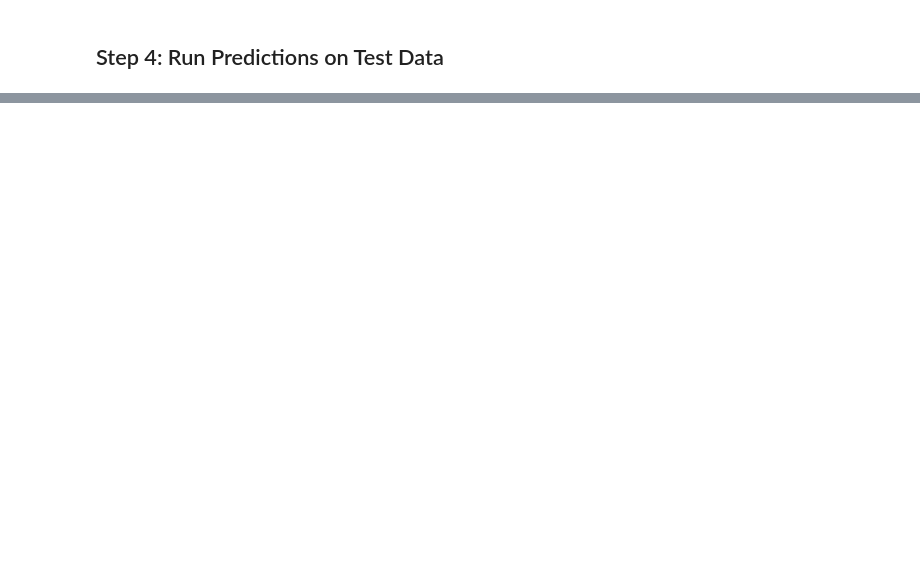
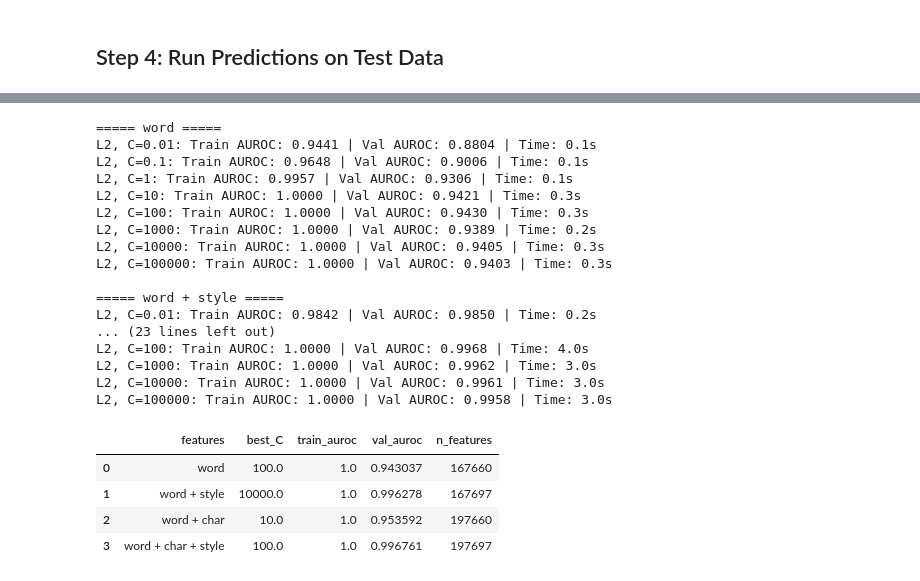
Before and after one commit to rachichi/human-or-ai-submissions-team-27, a Jupyter notebook: submissions/team_27/logistic_hgl32.ipynb, the cells around one changed output, grey strips where cells are left out. Cells and saved outputs as stored; diff of their text form; code cells hidden in the pictures; blank space fills up the shorter version.

Commit message:
Experimented with my LR model by building on top of nn v2's preprocessing steps and adding  my own punctuation analysis features

```diff
--- a/submissions/team_27/logistic_hgl32.ipynb
+++ b/submissions/team_27/logistic_hgl32.ipynb
@@ -270,0 +421,14 @@ Saved 3,000 test predictions to submission_lr.csv
+# %%
+# ---------- 5c. Test each feature alone (training rows only) ----------
+train_feats = pd.concat([
+    pd.DataFrame([extract_style_features(t) for t in X_train["text"]]),
+    pd.DataFrame([extra_features(t) for t in X_train["text"]]),
+], axis=1)
+
+single_auroc = pd.Series(
+    {col: roc_auc_score(y_train.values, train_feats[col]) for col in train_feats.columns},
+    name="single_feature_auroc",
+)
+
+# Sorted by distance from 0.5 (signal strength); below 0.5 means higher values point to human
+single_auroc.sort_values(key=lambda s: (s - 0.5).abs(), ascending=False).round(3)
@@ -270,0 +455,66 @@ Saved 3,000 test predictions to submission_lr.csv
+# %%
+# ---------- 5d. Add feature groups to logistic regression one at a time ----------
+from scipy.sparse import csr_matrix, hstack
+from sklearn.feature_extraction.text import TfidfVectorizer
+from sklearn.preprocessing import StandardScaler
+
+# Style features for validation rows (train_feats was built in 5c)
+dev_feats = pd.concat([
+    pd.DataFrame([extract_style_features(t) for t in X_dev["text"]]),
+    pd.DataFrame([extra_features(t) for t in X_dev["text"]]),
+], axis=1)
+
+# Put style features on a common scale (fit on training rows only)
+scaler = StandardScaler()
+style_train = csr_matrix(scaler.fit_transform(train_feats))
+style_dev = csr_matrix(scaler.transform(dev_feats))
+
+# Character n-gram TF-IDF (same settings as the MLP notebook)
+char_vec = TfidfVectorizer(lowercase=False, analyzer="char_wb", ngram_range=(3, 5),
+                           min_df=5, max_features=30000, sublinear_tf=True)
+char_train = char_vec.fit_transform(X_train["text"])
+char_dev = char_vec.transform(X_dev["text"])
+
+configs = {
+    "word": (X_train_tfidf, X_dev_tfidf),
+    "word + style": (hstack([X_train_tfidf, style_train]).tocsr(),
+                     hstack([X_dev_tfidf, style_dev]).tocsr()),
+    "word + char": (hstack([X_train_tfidf, char_train]).tocsr(),
+                    hstack([X_dev_tfidf, char_dev]).tocsr()),
+    "word + char + style": (hstack([X_train_tfidf, char_train, style_train]).tocsr(),
+                            hstack([X_dev_tfidf, char_dev, style_dev]).tocsr()),
+}
+
+summary = []
+for name, (X_tr_cfg, X_va_cfg) in configs.items():
+    print(f"\n===== {name} =====")
+    grid = run_c_grid("L2", X_tr_cfg, y_train, X_va_cfg, y_dev, C_values)
+    best = grid.loc[grid["val_auroc"].idxmax()]
+    summary.append({"features": name, "best_C": best["C"], "train_auroc": best["train_auroc"],
+                    "val_auroc": best["val_auroc"], "n_features": X_tr_cfg.shape[1]})
+
+feature_summary = pd.DataFrame(summary)
+feature_summary
+# %% [output]
+===== word =====
+L2, C=0.01: Train AUROC: 0.9441 | Val AUROC: 0.8804 | Time: 0.1s
+L2, C=0.1: Train AUROC: 0.9648 | Val AUROC: 0.9006 | Time: 0.1s
+L2, C=1: Train AUROC: 0.9957 | Val AUROC: 0.9306 | Time: 0.1s
+L2, C=10: Train AUROC: 1.0000 | Val AUROC: 0.9421 | Time: 0.3s
+L2, C=100: Train AUROC: 1.0000 | Val AUROC: 0.9430 | Time: 0.3s
+L2, C=1000: Train AUROC: 1.0000 | Val AUROC: 0.9389 | Time: 0.2s
+L2, C=10000: Train AUROC: 1.0000 | Val AUROC: 0.9405 | Time: 0.3s
+L2, C=100000: Train AUROC: 1.0000 | Val AUROC: 0.9403 | Time: 0.3s
+
+===== word + style =====
+L2, C=0.01: Train AUROC: 0.9842 | Val AUROC: 0.9850 | Time: 0.2s
+... (23 lines left out)
+L2, C=100: Train AUROC: 1.0000 | Val AUROC: 0.9968 | Time: 4.0s
+L2, C=1000: Train AUROC: 1.0000 | Val AUROC: 0.9962 | Time: 3.0s
+L2, C=10000: Train AUROC: 1.0000 | Val AUROC: 0.9961 | Time: 3.0s
+L2, C=100000: Train AUROC: 1.0000 | Val AUROC: 0.9958 | Time: 3.0s
+|  | features | best_C | train_auroc | val_auroc | n_features |
+| 0 | word | 100.0 | 1.0 | 0.943037 | 167660 |
+| 1 | word + style | 10000.0 | 1.0 | 0.996278 | 167697 |
+| 2 | word + char | 10.0 | 1.0 | 0.953592 | 197660 |
+| 3 | word + char + style | 100.0 | 1.0 | 0.996761 | 197697 |
```
Also changed, not shown: parts of 16 cells of this notebook.
